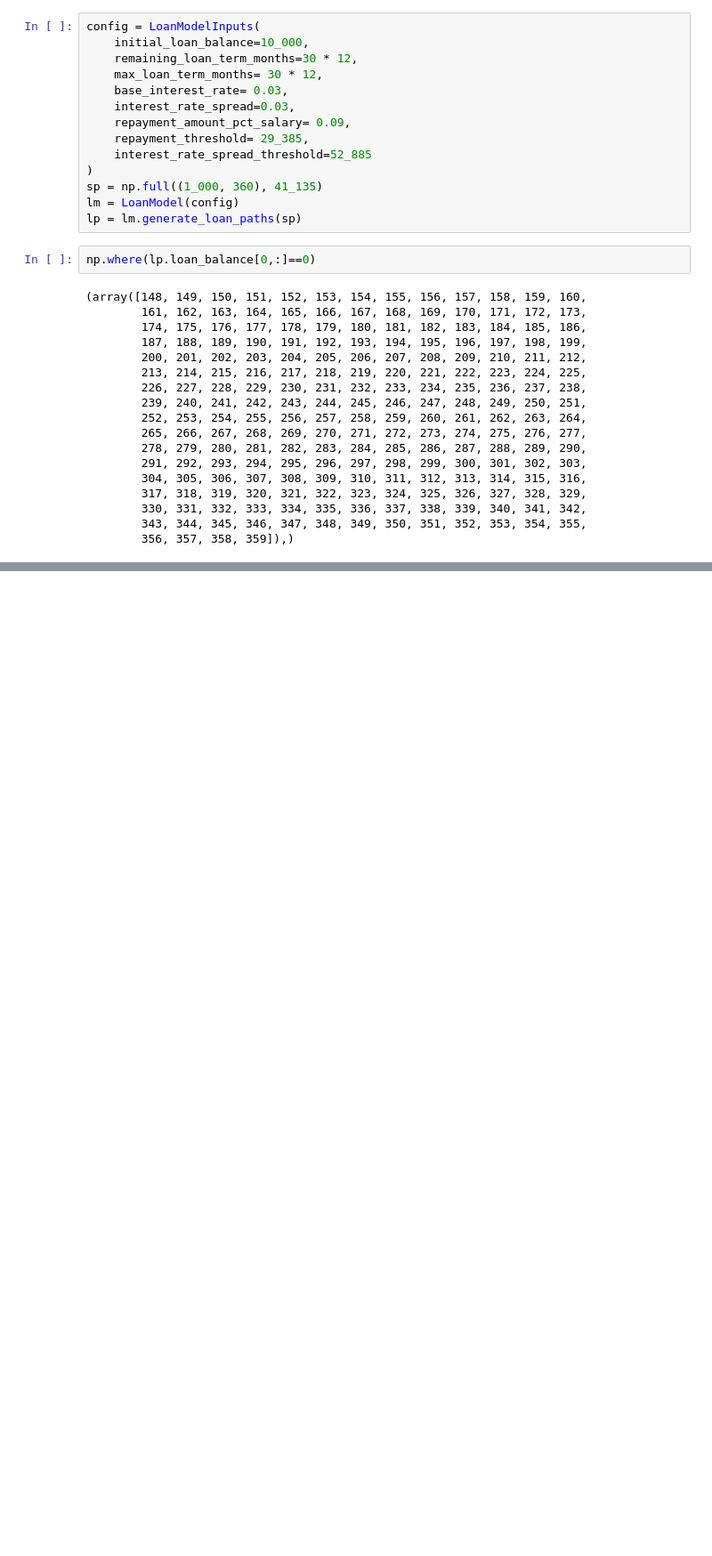
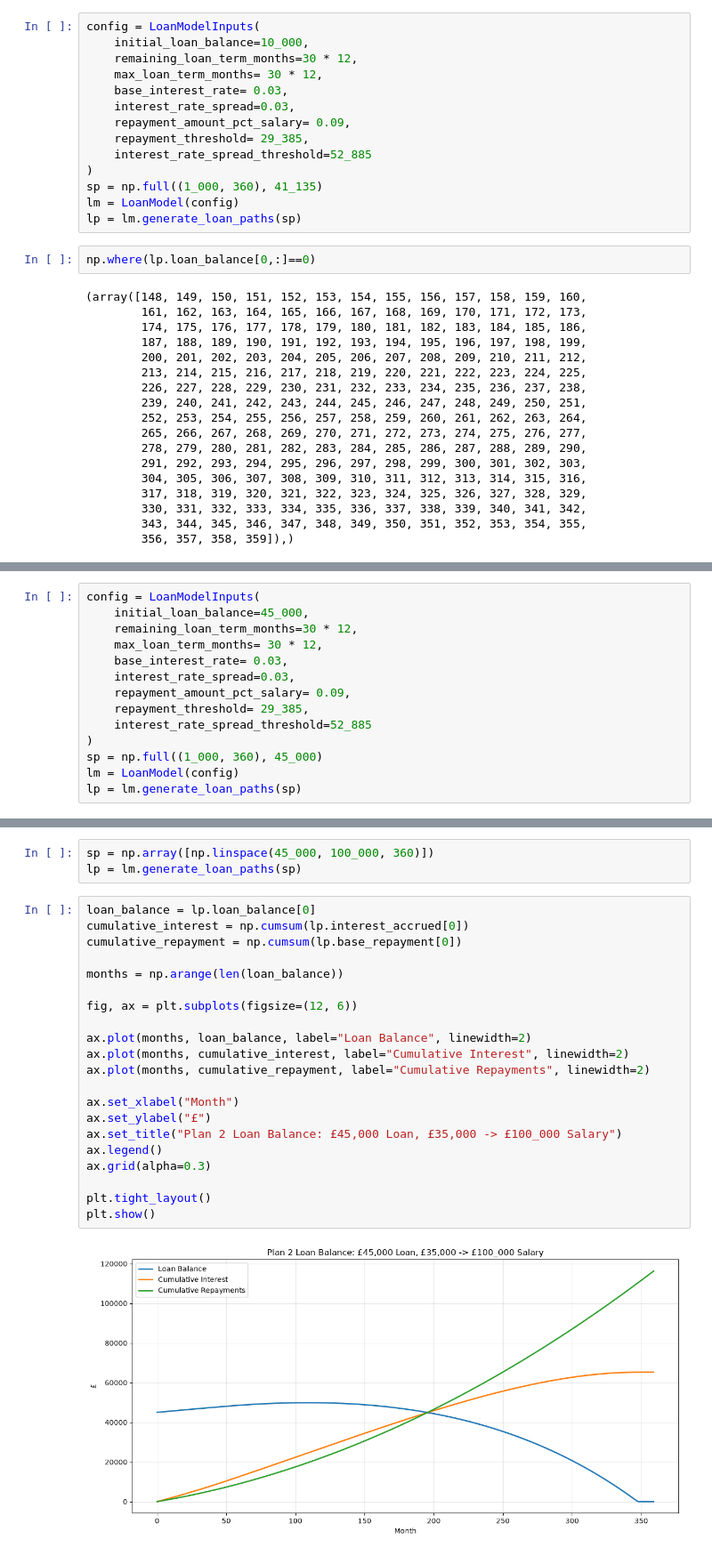
Before and after one commit to j-cwpr/quant-slc-hedging, a Jupyter notebook: src/quant_slc_hedging/notebooks/loan_validation.ipynb, the cells around one changed output, grey strips where cells are left out. Shown at 89% size. Saved outputs shown, nothing was run; the diff lists cells and outputs as text; blank space fills up the shorter version.

```diff
--- a/src/quant_slc_hedging/notebooks/loan_validation.ipynb
+++ b/src/quant_slc_hedging/notebooks/loan_validation.ipynb
@@ -119,0 +120,14 @@ np.where(lp.loan_balance[0,:]==0)
+# %%
+config = LoanModelInputs(
+    initial_loan_balance=45_000,
+    remaining_loan_term_months=30 * 12,
+    max_loan_term_months= 30 * 12,
+    base_interest_rate= 0.03,
+    interest_rate_spread=0.03,
+    repayment_amount_pct_salary= 0.09,
+    repayment_threshold= 29_385,
+    interest_rate_spread_threshold=52_885
+)
+sp = np.full((1_000, 360), 45_000)
+lm = LoanModel(config)
+lp = lm.generate_loan_paths(sp)
@@ -119,0 +155,26 @@ np.where(lp.loan_balance[0,:]==0)
+# %%
+sp = np.array([np.linspace(45_000, 100_000, 360)])
+lp = lm.generate_loan_paths(sp)
+# %%
+loan_balance = lp.loan_balance[0]
+cumulative_interest = np.cumsum(lp.interest_accrued[0])
+cumulative_repayment = np.cumsum(lp.base_repayment[0])
+
+months = np.arange(len(loan_balance))
+
+fig, ax = plt.subplots(figsize=(12, 6))
+
+ax.plot(months, loan_balance, label="Loan Balance", linewidth=2)
+ax.plot(months, cumulative_interest, label="Cumulative Interest", linewidth=2)
+ax.plot(months, cumulative_repayment, label="Cumulative Repayments", linewidth=2)
+
+ax.set_xlabel("Month")
+ax.set_ylabel("£")
+ax.set_title("Plan 2 Loan Balance: £45,000 Loan, £35,000 -> £100_000 Salary")
+ax.legend()
+ax.grid(alpha=0.3)
+
+plt.tight_layout()
+plt.show()
+# %% [output]
+[figure, added]
```
Also changed, not shown: parts of 6 cells of this notebook, 12 other files.
